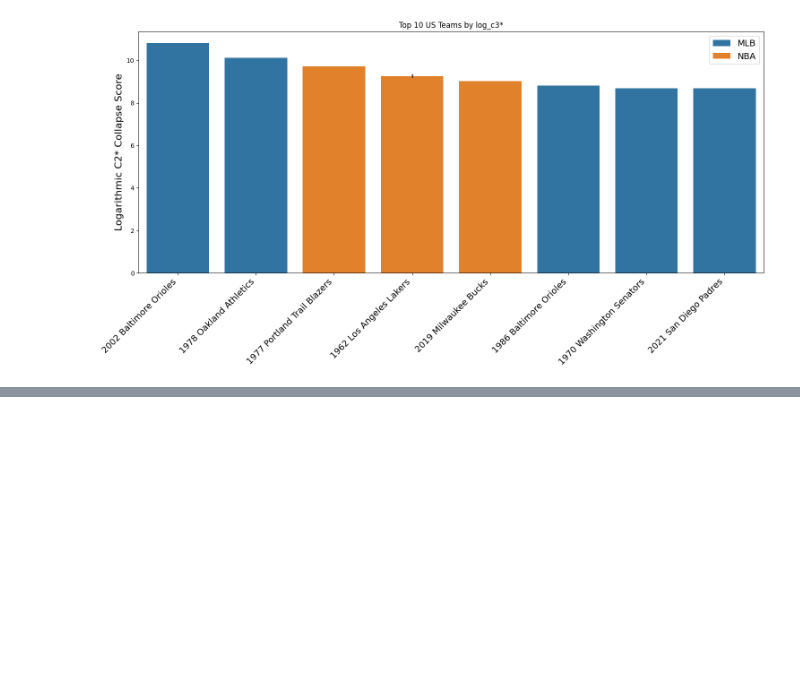
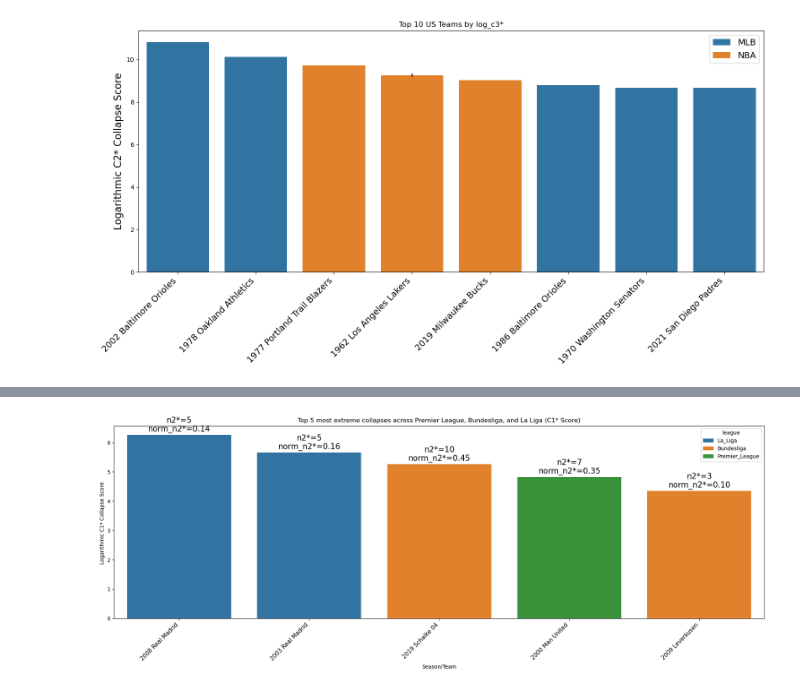
Before and after one commit to RyanRegalado/Win-Loss-Sequences-Sp2026, a Jupyter notebook: output/generalized_cscores_figures.ipynb, the cells around one changed output, grey strips where cells are left out. Cells and saved outputs as stored; diff of their text form; code cells hidden in the pictures; blank space fills up the shorter version.

Commit message:
top 5 visualizations with n2* values on top of bar plots

```diff
--- a/output/generalized_cscores_figures.ipynb
+++ b/output/generalized_cscores_figures.ipynb
@@ -162,0 +183,3 @@ plt.close()
+# %%
+soccer['normalized_n2*'] = soccer['n2*'] / soccer['n']
+soccer
@@ -162,0 +205,27 @@ plt.close()
+# %%
+top5_soccer_c1_star = soccer.nlargest(5, "log_c1*")[["season", "league", "name", "log_c1*", "n2*", "normalized_n2*"]]
+
+plt.figure(figsize=(18,7))
+
+ax = sns.barplot(x=top5_soccer_c1_star['name'], y = top5_soccer_c1_star['log_c1*'], palette = 'tab10', hue = top5_soccer_c1_star['league'])
+plt.title('Top 5 most extreme collapses across Premier League, Bundesliga, and La Liga (C1* Score)')
+plt.xlabel('Season/Team')
+plt.ylabel('Logarithmic C1* Collapse Score ')
+plt.xticks(rotation=45, fontsize=11, ha='right')
+for bar, (_, row) in zip(ax.patches, top5_soccer_c1_star.iterrows()):
+    height = bar.get_height()
+    x = bar.get_x() + bar.get_width() / 2
+
+    ax.text(
+        x,
+        height + 0.05,
+        f"n2*={int(row['n2*'])}\nnorm_n2*={row['normalized_n2*']:.2f}",
+        ha='center',
+        va='bottom',
+        fontsize=15
+    )
+
+plt.tight_layout()
+plt.show()
+# %% [output]
+[figure, added]
```
Also changed, not shown: parts of 33 cells of this notebook, 6 other files.
